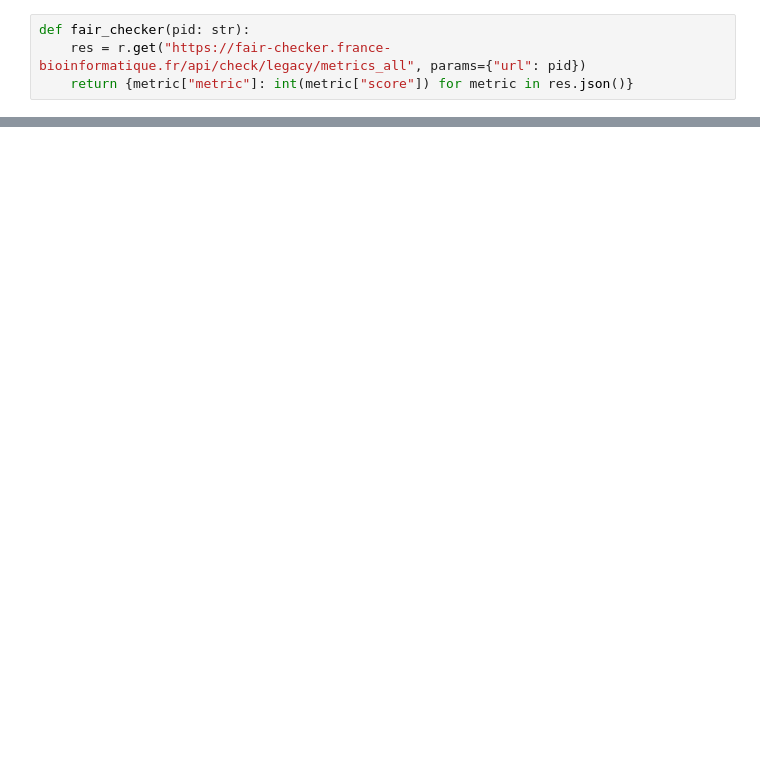
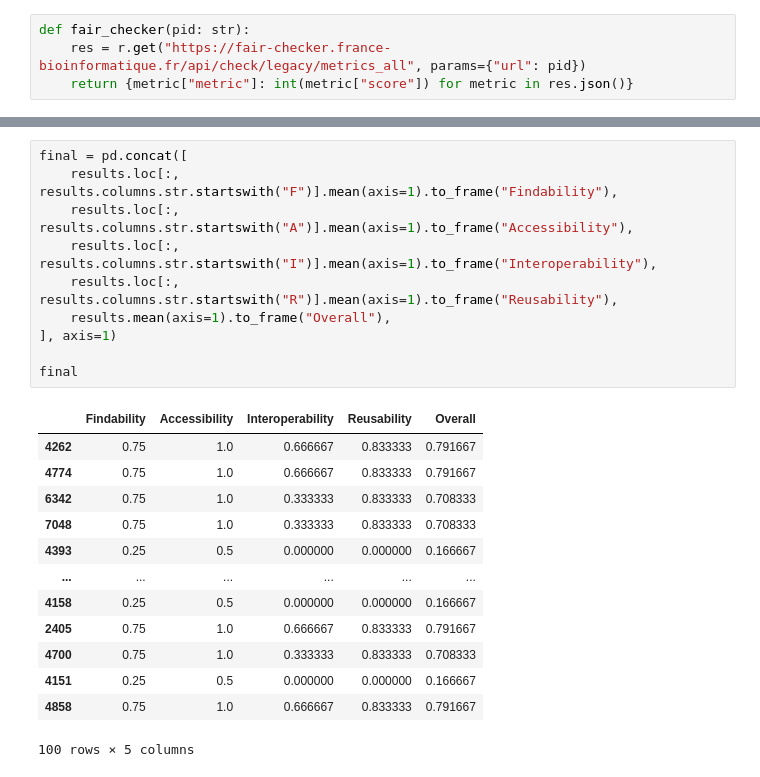
Before and after one commit to DelmArts/ssh-fair, a Jupyter notebook: main.ipynb, the cells around one changed output, grey strips where cells are left out. Drawn from its saved outputs; the diff is of its cells as text; blank space fills up the shorter version.

```diff
--- a/main.ipynb
+++ b/main.ipynb
@@ -89,0 +91,24 @@ pd.concat([sample, results], axis=1)
+# %%
+final = pd.concat([
+    results.loc[:, results.columns.str.startswith("F")].mean(axis=1).to_frame("Findability"),
+    results.loc[:, results.columns.str.startswith("A")].mean(axis=1).to_frame("Accessibility"),
+    results.loc[:, results.columns.str.startswith("I")].mean(axis=1).to_frame("Interoperability"),
+    results.loc[:, results.columns.str.startswith("R")].mean(axis=1).to_frame("Reusability"),
+    results.mean(axis=1).to_frame("Overall"),
+], axis=1)
+
+final
+# %% [output]
+|  | Findability | Accessibility | Interoperability | Reusability | Overall |
+| 4262 | 0.75 | 1.0 | 0.666667 | 0.833333 | 0.791667 |
+| 4774 | 0.75 | 1.0 | 0.666667 | 0.833333 | 0.791667 |
+| 6342 | 0.75 | 1.0 | 0.333333 | 0.833333 | 0.708333 |
+| 7048 | 0.75 | 1.0 | 0.333333 | 0.833333 | 0.708333 |
+| 4393 | 0.25 | 0.5 | 0.000000 | 0.000000 | 0.166667 |
+| ... | ... | ... | ... | ... | ... |
+| 4158 | 0.25 | 0.5 | 0.000000 | 0.000000 | 0.166667 |
+| 2405 | 0.75 | 1.0 | 0.666667 | 0.833333 | 0.791667 |
+| 4700 | 0.75 | 1.0 | 0.333333 | 0.833333 | 0.708333 |
+| 4151 | 0.25 | 0.5 | 0.000000 | 0.000000 | 0.166667 |
+| 4858 | 0.75 | 1.0 | 0.666667 | 0.833333 | 0.791667 |
+100 rows × 5 columns
```
Also changed, not shown: parts of 12 cells of this notebook, 1 other file.
